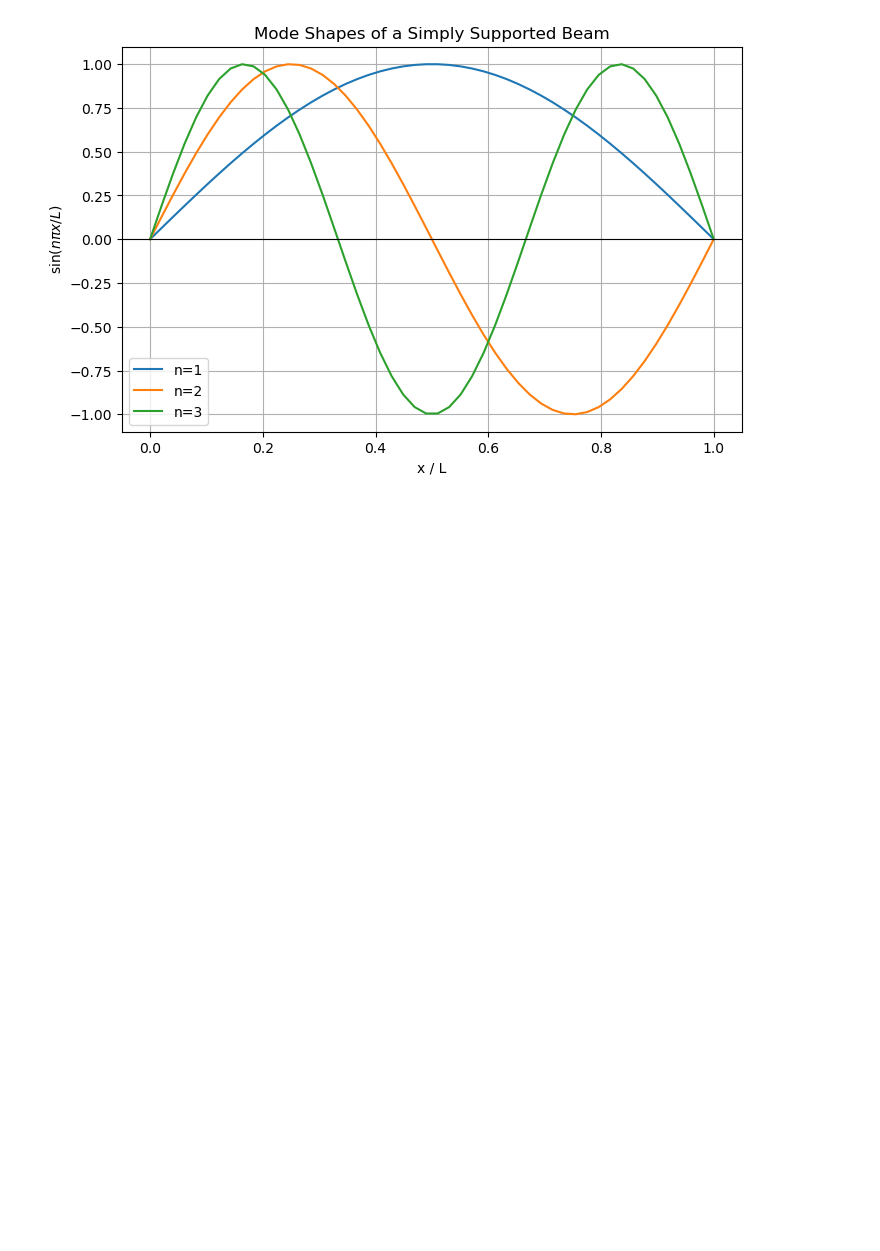
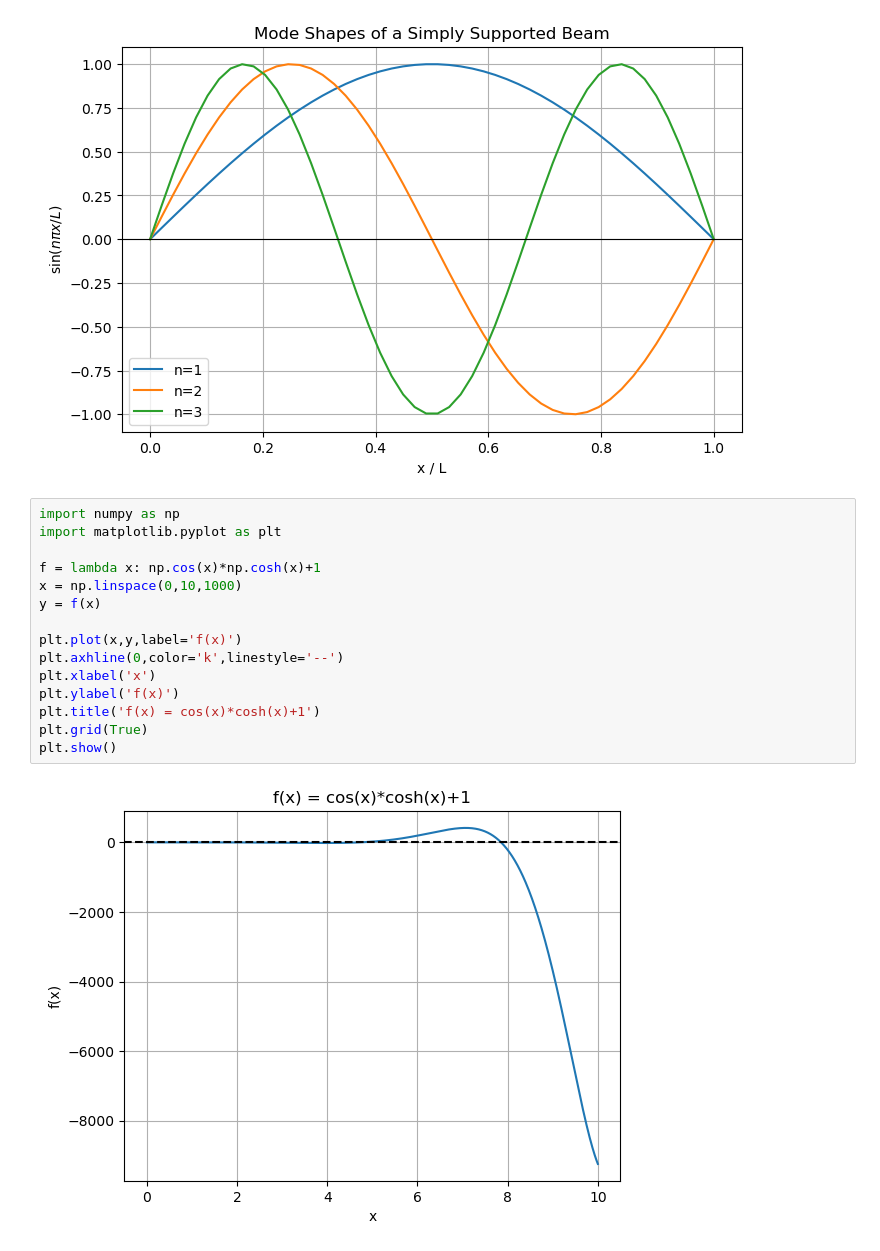
Before and after one commit to Sunsgrade/cae-auto, a Jupyter notebook: code/Euler-B.ipynb, the cells around one changed output. Saved outputs shown, nothing was run; the diff lists cells and outputs as text; blank space fills up the shorter version.

```diff
--- a/code/Euler-B.ipynb
+++ b/code/Euler-B.ipynb
@@ -27,3 +27,20 @@ plt.grid(True)
 plt.show()
 # %% [output]
 [figure]
+# %%
+import numpy as np
+import matplotlib.pyplot as plt
+
+f = lambda x: np.cos(x)*np.cosh(x)+1
+x = np.linspace(0,10,1000)
+y = f(x)
+
+plt.plot(x,y,label='f(x)')
+plt.axhline(0,color='k',linestyle='--')
+plt.xlabel('x')
+plt.ylabel('f(x)')
+plt.title('f(x) = cos(x)*cosh(x)+1')
+plt.grid(True)
+plt.show()
+# %% [output]
+[figure, added]
```
Also changed, not shown: parts of 4 cells of this notebook.
